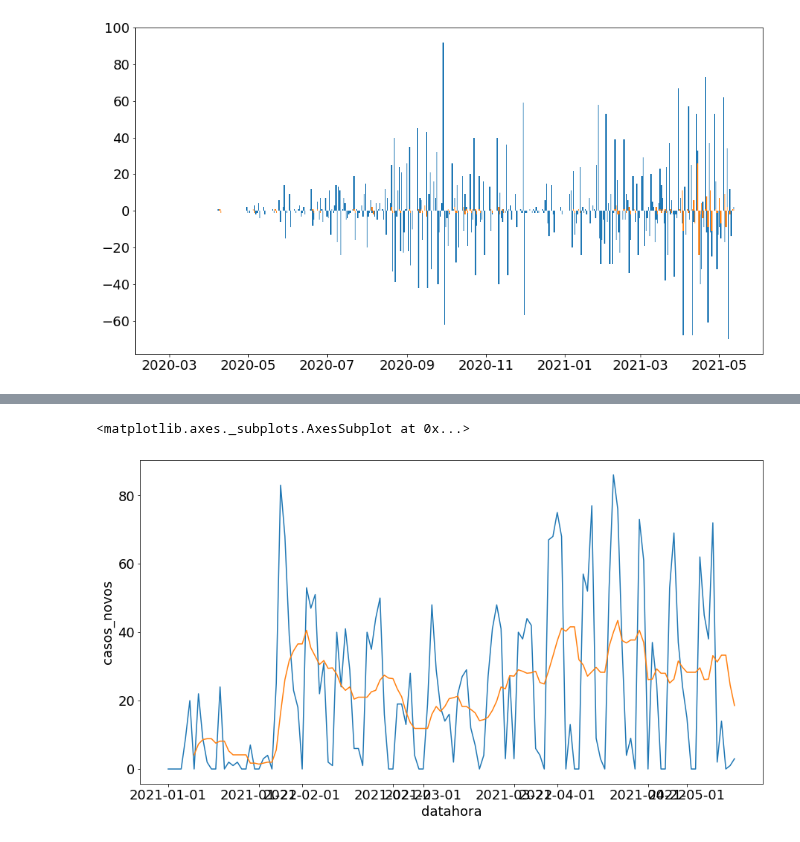
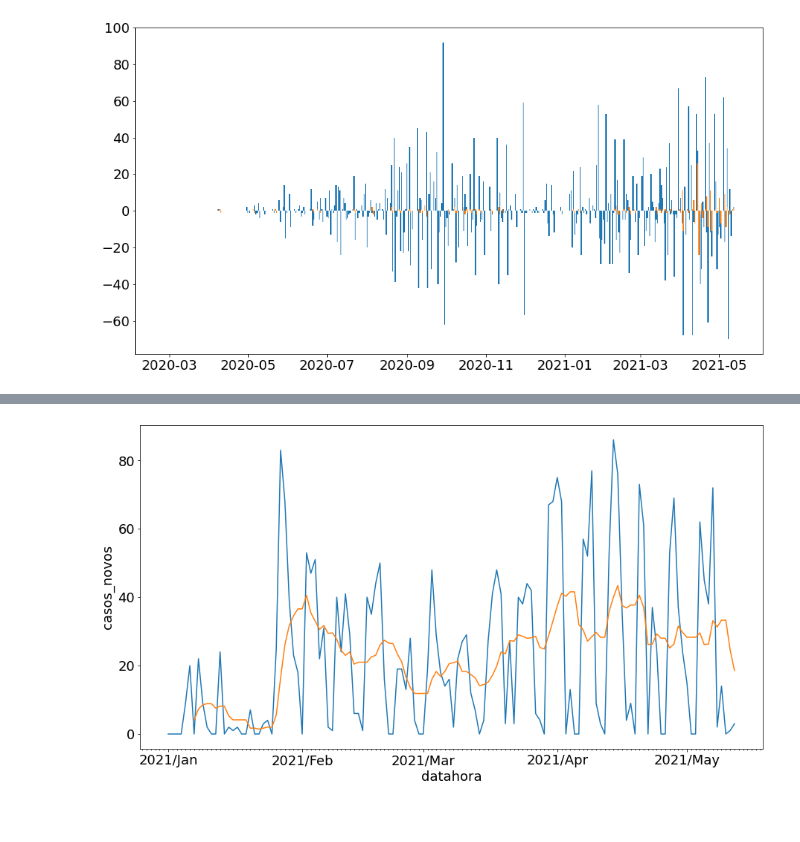
Before and after one commit to arturcgs/bootcamp-data-science-aplicada3, a Jupyter notebook: Aulas/Módulo_3.ipynb, the cells around one changed output, grey strips where cells are left out. Saved outputs shown, nothing was run; the diff lists cells and outputs as text; code cells hidden in the pictures.

```diff
--- a/Aulas/Módulo_3.ipynb
+++ b/Aulas/Módulo_3.ipynb
@@ -10,7 +13,7 @@ import matplotlib.pyplot as plt
 
 url = 'https://github.com/arturcgs/BootcampDataScienceAplicada3/raw/main/Bancos_de_Dados/dados_covid_sp.zip'
 
-dados = pd.read_csv(url, sep=';', )
+dados = pd.read_csv(url, sep=';')
 
 dados.head()
 # %% [output]
@@ -116,11 +129,14 @@ dados_mococa_2021["media_movel_obitos_novos"] = dados_mococa_2021["obitos_novos"
 # %%
 #Fazendo o gráfico da média móvel e comparando ela com o gráfico de casos novos
 
-sns.lineplot(x='datahora', y='casos_novos', data=dados_mococa_2021)
+ax = sns.lineplot(x='datahora', y='casos_novos', data=dados_mococa_2021)
 sns.lineplot(x='datahora', y='media_movel_casos_novos', data=dados_mococa_2021)
+
+ax.xaxis.set_major_locator(mdates.MonthLocator())
+ax.xaxis.set_minor_locator(mdates.DayLocator())
+ax.xaxis.set_major_formatter(mdates.DateFormatter('%Y/%b'))
 # %% [output]
-<matplotlib.axes._subplots.AxesSubplot at 0x...>
-[figure, old version]
+[figure, new version]
 # %%
 #Fazendo o gráfico da média móvel e comparando ela com o gráfico de obitos novos
 
```
Also changed, not shown: parts of 11 cells of this notebook.
